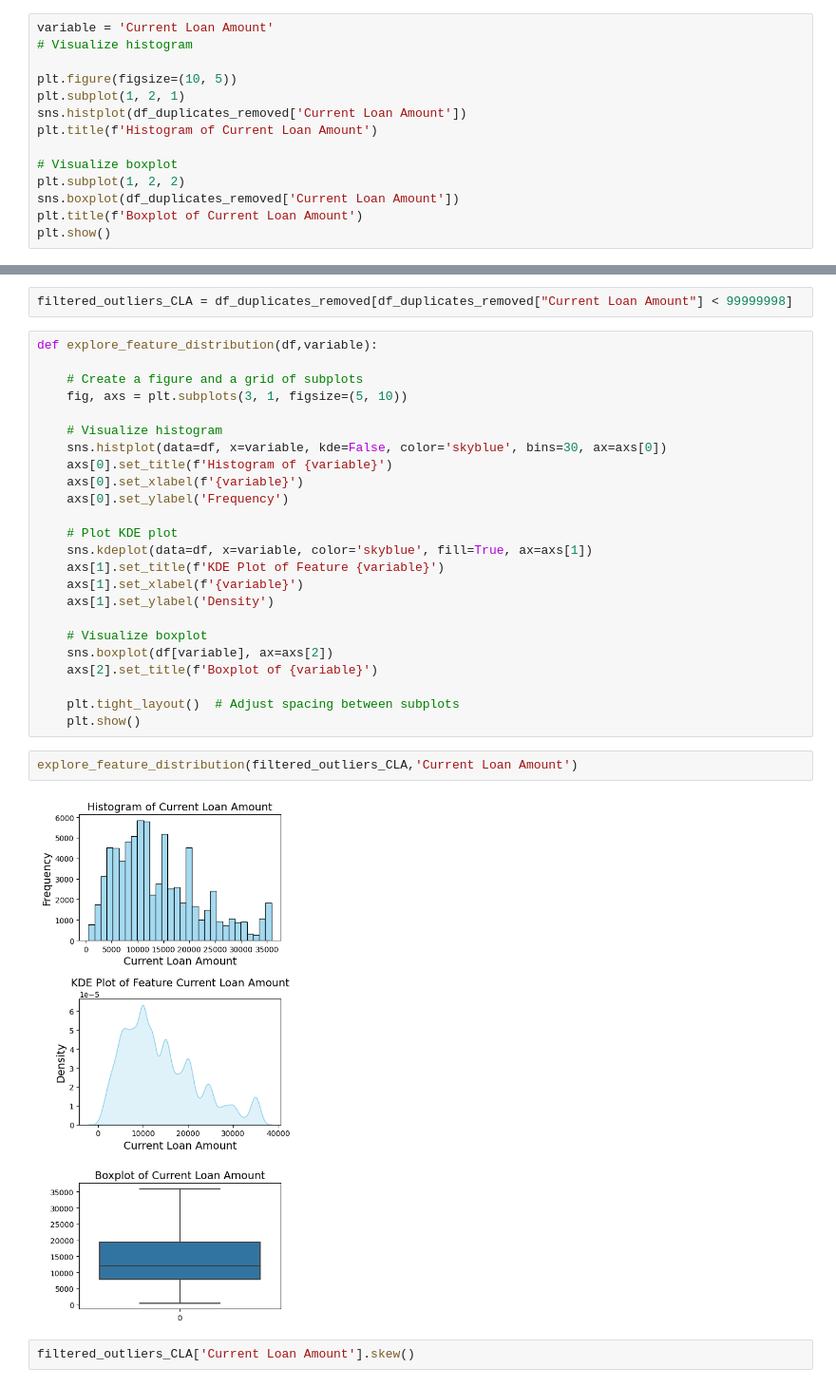
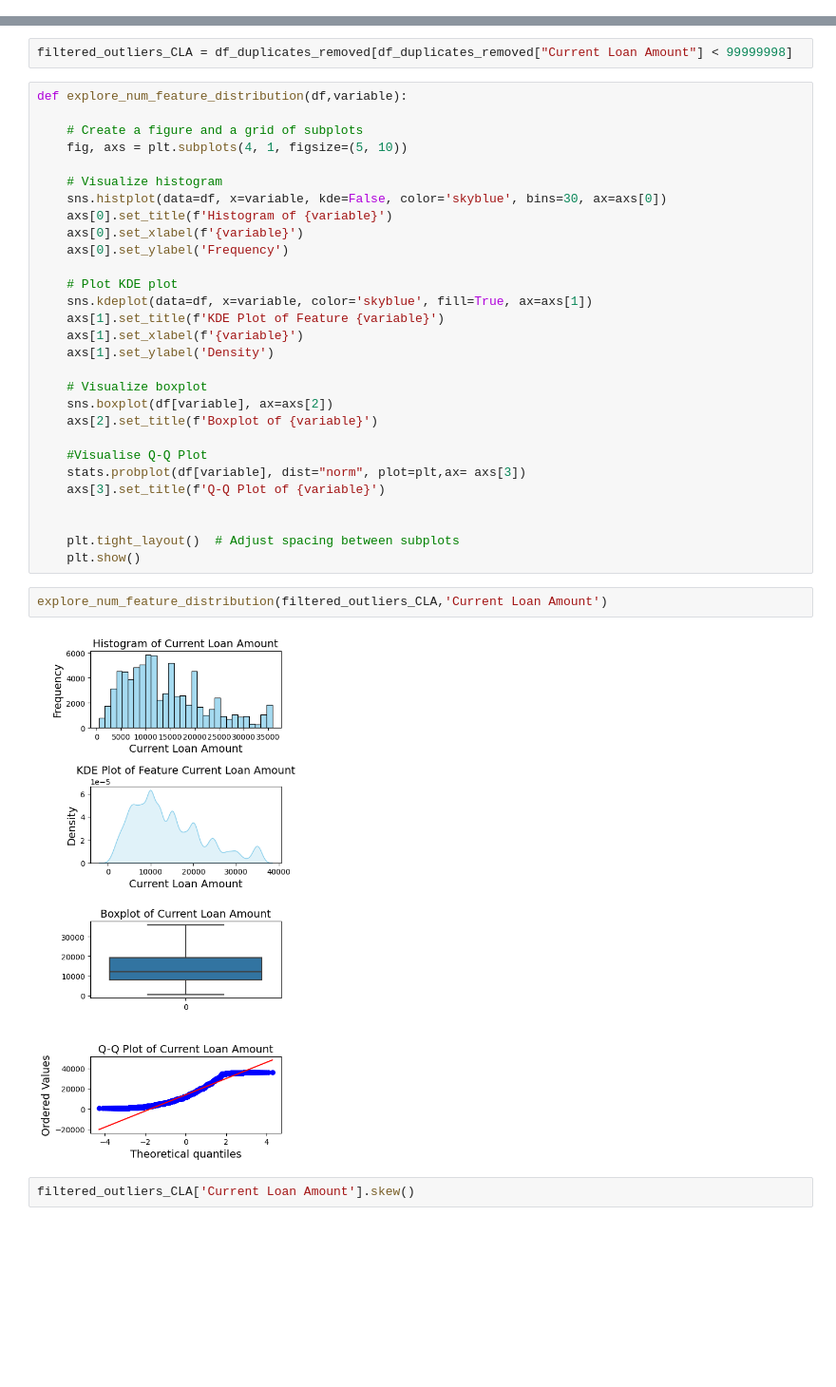
Before and after one commit to RohitDas92/Loan-Approval-Prediction-Project, a Jupyter notebook: loan_approval_prediction_V2.ipynb, the cells around one changed output, grey strips where cells are left out. Shown at 95% size. Cells and saved outputs as stored; diff of their text form; blank space fills up the shorter version.

```diff
--- a/loan_approval_prediction_V2.ipynb
+++ b/loan_approval_prediction_V2.ipynb
@@ -411,17 +416,3 @@ Null %age of Current Loan Amount is 0.0%
 0.9990    99999999.0
 0.9999    99999999.0
 Name: Current Loan Amount, dtype: float64
-# %%
-variable = 'Current Loan Amount'
-# Visualize histogram
-
-plt.figure(figsize=(10, 5))
-plt.subplot(1, 2, 1)
-sns.histplot(df_duplicates_removed['Current Loan Amount'])
-plt.title(f'Histogram of Current Loan Amount')
-
-# Visualize boxplot
-plt.subplot(1, 2, 2)
-sns.boxplot(df_duplicates_removed['Current Loan Amount'])
-plt.title(f'Boxplot of Current Loan Amount')
-plt.show()
@@ -432,10 +421,10 @@ It seems there is are outliers in the current loan amount which is making the pl
 # %%
 filtered_outliers_CLA = df_duplicates_removed[df_duplicates_removed["Current Loan Amount"] < 99999998]
 # %%
-def explore_feature_distribution(df,variable):
+def explore_num_feature_distribution(df,variable):
 
     # Create a figure and a grid of subplots
-    fig, axs = plt.subplots(3, 1, figsize=(5, 10))
+    fig, axs = plt.subplots(4, 1, figsize=(5, 10))
 
     # Visualize histogram
     sns.histplot(data=df, x=variable, kde=False, color='skyblue', bins=30, ax=axs[0])
@@ -453,12 +442,17 @@ def explore_feature_distribution(df,variable):
     sns.boxplot(df[variable], ax=axs[2])
     axs[2].set_title(f'Boxplot of {variable}')
 
+    #Visualise Q-Q Plot
+    stats.probplot(df[variable], dist="norm", plot=plt,ax= axs[3])
+    axs[3].set_title(f'Q-Q Plot of {variable}')
+
+
     plt.tight_layout()  # Adjust spacing between subplots
     plt.show()
 # %%
-explore_feature_distribution(filtered_outliers_CLA,'Current Loan Amount')
+explore_num_feature_distribution(filtered_outliers_CLA,'Current Loan Amount')
 # %% [output]
-[figure, old version]
+[figure, new version]
 # %%
 filtered_outliers_CLA['Current Loan Amount'].skew()
 # %% [output]
```
Also changed, not shown: parts of 33 cells of this notebook.
